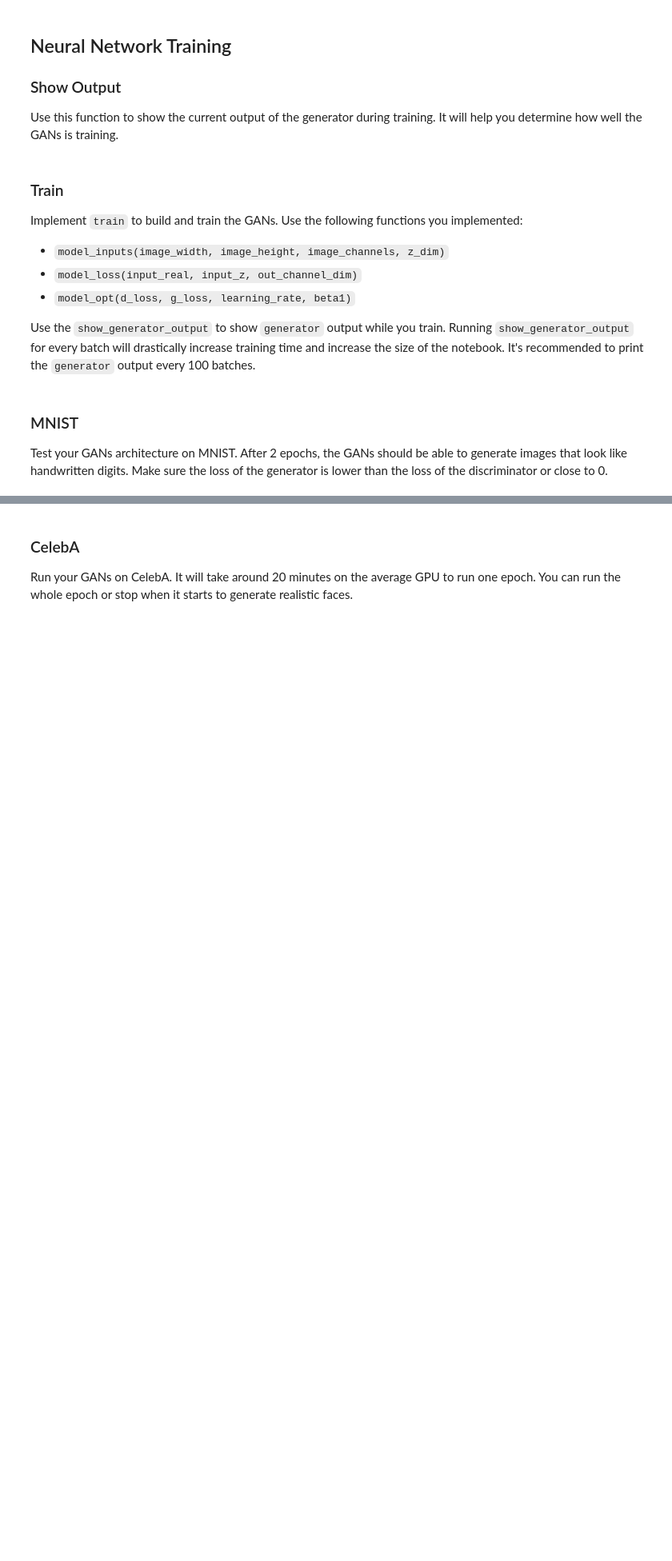
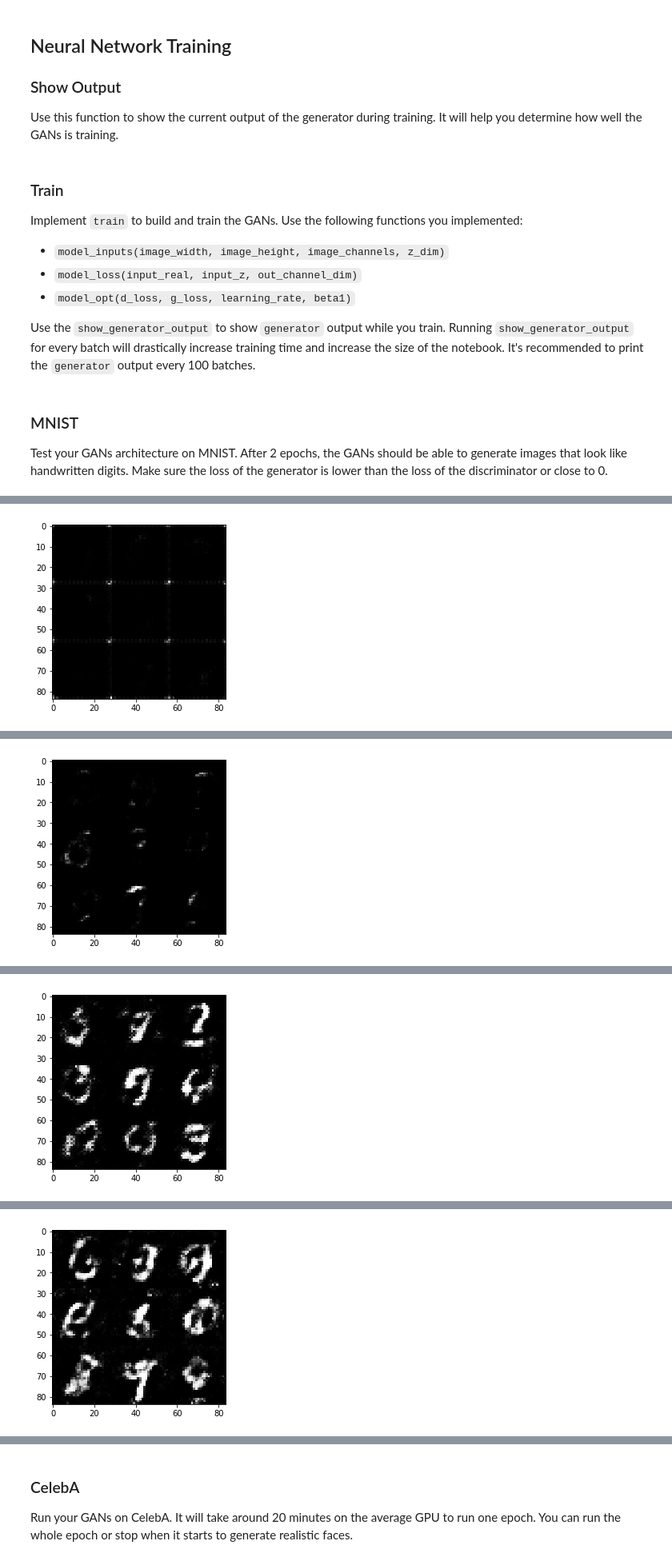
Before and after one commit to WillMc93/DeepLearningProject5, a Jupyter notebook: dlnd_face_generation.ipynb, the cells around one changed output, grey strips where cells are left out. Shown at 80% size. Drawn from its saved outputs; the diff is of its cells as text; code cells hidden in the pictures; blank space fills up the shorter version.

```diff
--- a/dlnd_face_generation.ipynb
+++ b/dlnd_face_generation.ipynb
@@ -339,21 +346,17 @@ def train(epoch_count, batch_size, z_dim, learning_rate, beta1, get_batches, dat
     :param data_image_mode: The image mode to use for images ("RGB" or "L")
     """
 
-
     # Book keeping
     print_every, show_every = 10, 100
     _, image_width, image_height, image_channels = data_shape
-    sample_z = np.random.uniform(-1, 1, size(72, z_dim))
     steps = 0
+    losses = []
 
     # TODO: Build Model
-    #print(data_shape)
     input_real, input_z, lr = model_inputs(image_width, image_height, image_channels, z_dim)
-
     d_loss, g_loss = model_loss(input_real, input_z, image_channels)
 
-    d_train, g_train = model_opt(d_loss, g_loss, learning_rate, beta1)
-
+    d_opt, g_opt = model_opt(d_loss, g_loss, learning_rate, beta1)
 
 
     with tf.Session() as sess:
@@ -363,37 +366,43 @@ def train(epoch_count, batch_size, z_dim, learning_rate, beta1, get_batches, dat
                 # TODO: Train Model
                 steps += 1
 
-                batch_images = batch_images.reshape(batch_size, image_width, image_height, image_channels)
+                batch_images = batch_images * 2
 
                 noize = np.random.uniform(-1, 1, size = (batch_size, z_dim))
 
-                sess.run(d_train, feed_dict = {input_real: batch_images, input_z: noize})
-                sess.run(g_train, feed_dict = {input_z: noize, input_real: batch_images})
+                sess.run(d_opt, feed_dict = {input_real: batch_images, input_z: noize})
+                sess.run(g_opt, feed_dict = {input_z: noize, input_real: batch_images})
 
-                if i % print_every == 0:
+                if steps % print_every == 0:
                     train_loss_d = sess.run(d_loss, feed_dict = {input_real: batch_images, input_z: noize})
                     train_loss_g = g_loss.eval({input_z: noize})
 
-                    print('Epoch {}/{}...'.format(e+1, epochs),
+                    print('Epoch {}/{}...'.format(epoch_i + 1, epochs),
                             'Discriminator Loss: {:.4f}...'.format(train_loss_d),
                             'Generator Loss: {:.4f}'.format(train_loss_g))
                     losses.append((train_loss_d, train_loss_g))
 
-                if i % show_every == 0:
+                if steps % show_every == 0:
                     # gen_samples = sess.run(
                     #               generator(input_z, image_channels, reuse = True, training = False),
                     #               feed_dict = {input_z: sample_z})
                     # samples.append(gen_samples)
 
                     show_generator_output(sess, 10, input_z, image_channels, data_image_mode)
+
+                # show final
+                print('Epoch {}/{}...'.format(epoch_i + 1, epochs),
+                            'Discriminator Loss: {:.4f}...'.format(train_loss_d),
+                            'Generator Loss: {:.4f}'.format(train_loss_g))
+                show_generator_output(sess, 10, input_z, image_channels, data_image_mode)
 # %% [markdown]
 ### MNIST
 Test your GANs architecture on MNIST.  After 2 epochs, the GANs should be able to generate images that look like handwritten digits.  Make sure the loss of the generator is lower than the loss of the discriminator or close to 0.
 # %%
-batch_size = 512
-z_dim = 64
-learning_rate = 0.02
-beta1 = 0.02
+batch_size = 256
+z_dim = 100 # was 64
+learning_rate = 0.0002
+beta1 = 0.2
 
 """
 DON'T MODIFY ANYTHING IN THIS CELL THAT IS BELOW THIS LINE
@@ -408,0 +427 @@ NameError: name 'size' is not defined
+[figure, added]
@@ -408,0 +438 @@ NameError: name 'size' is not defined
+[figure, added]
@@ -408,0 +449 @@ NameError: name 'size' is not defined
+[figure, added]
@@ -408,0 +460 @@ NameError: name 'size' is not defined
+[figure, added]
```
Also changed, not shown: parts of 8 cells of this notebook.
